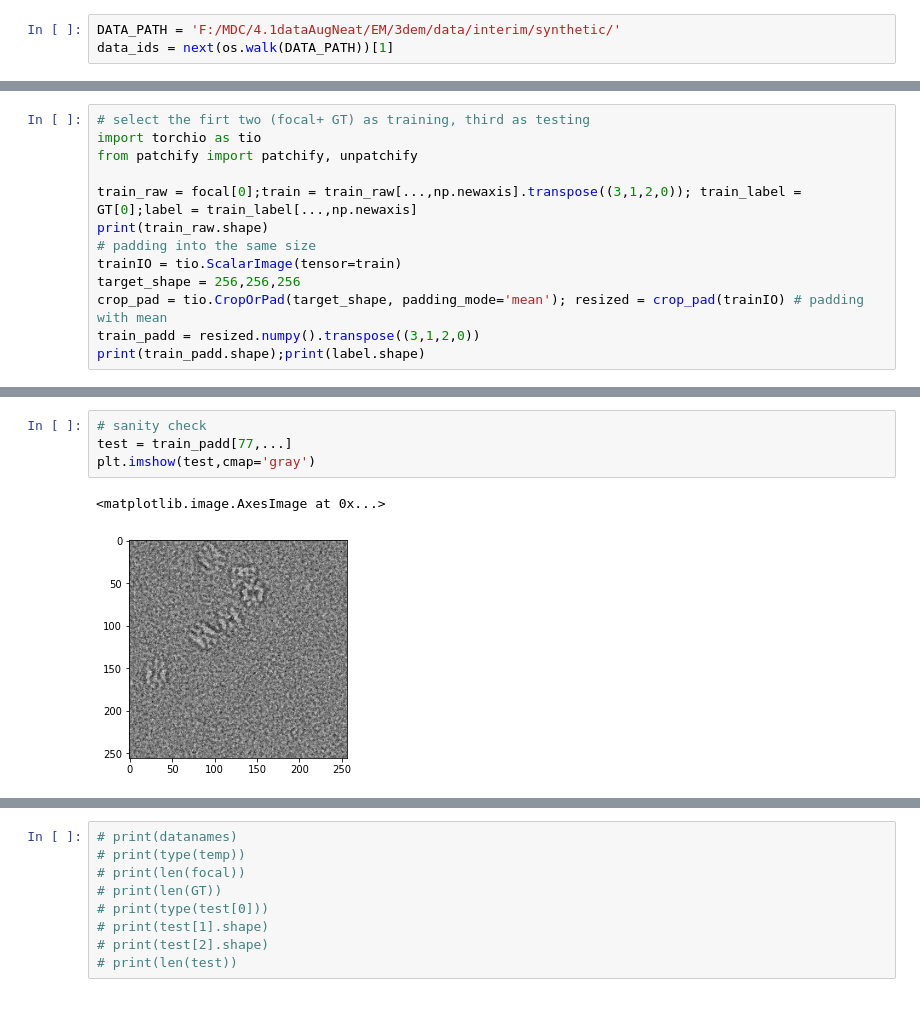
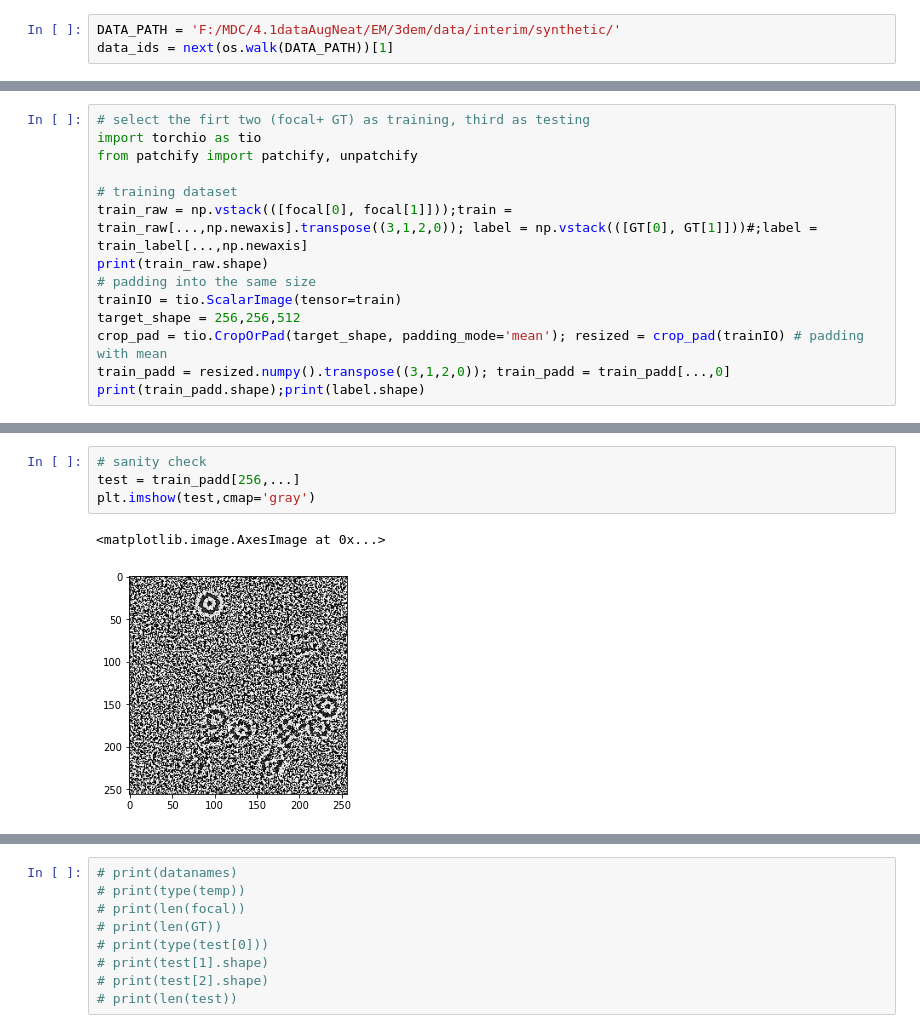
Before and after one commit to leeroyhannover/EM, a Jupyter notebook: 3dem/notebooks/Unet_synthetic.ipynb, the cells around one changed output, grey strips where cells are left out. Saved outputs shown, nothing was run; the diff lists cells and outputs as text.

```diff
--- a/3dem/notebooks/Unet_synthetic.ipynb
+++ b/3dem/notebooks/Unet_synthetic.ipynb
@@ -70,12 +70,13 @@ uint8
 import torchio as tio
 from patchify import patchify, unpatchify
 
-train_raw = focal[0];train = train_raw[...,np.newaxis].transpose((3,1,2,0)); train_label = GT[0];label = train_label[...,np.newaxis]
+# training dataset
+train_raw = np.vstack(([focal[0], focal[1]]));train = train_raw[...,np.newaxis].transpose((3,1,2,0)); label = np.vstack(([GT[0], GT[1]]))#;label = train_label[...,np.newaxis]
 print(train_raw.shape)
 # padding into the same size
 trainIO = tio.ScalarImage(tensor=train)
-target_shape = 256,256,256
+target_shape = 256,256,512
 crop_pad = tio.CropOrPad(target_shape, padding_mode='mean'); resized = crop_pad(trainIO) # padding with mean
-train_padd = resized.numpy().transpose((3,1,2,0))
+train_padd = resized.numpy().transpose((3,1,2,0)); train_padd = train_padd[...,0]
 print(train_padd.shape);print(label.shape)
 # %% [output]
@@ -85,7 +104,7 @@ print(train_padd.shape);print(label.shape)
 # %%
 # sanity check
-test = train_padd[77,...]
+test = train_padd[256,...]
 plt.imshow(test,cmap='gray')
 # %% [output]
 <matplotlib.image.AxesImage at 0x...>
-[figure, old version]
+[figure, new version]
```
Also changed, not shown: parts of 13 cells of this notebook.
